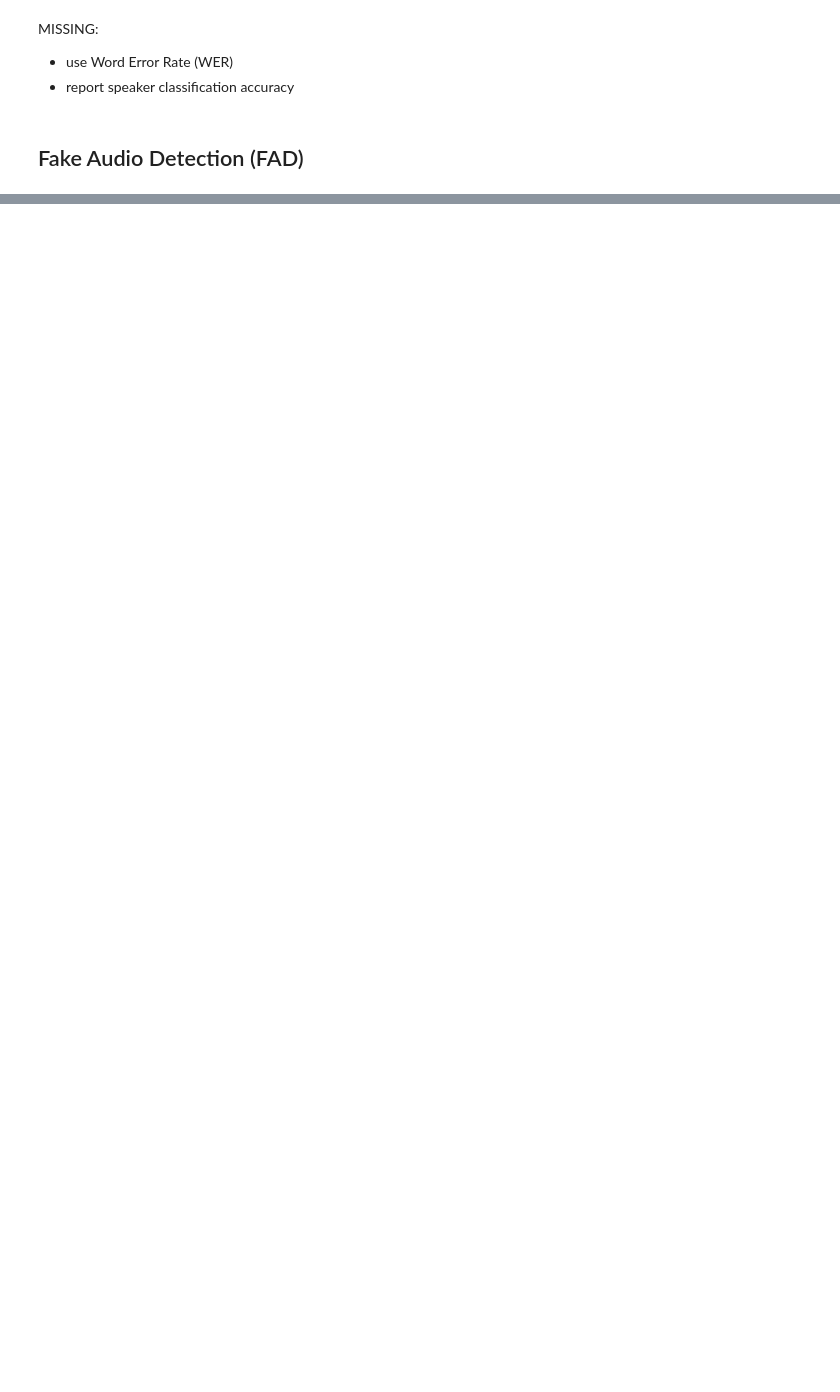
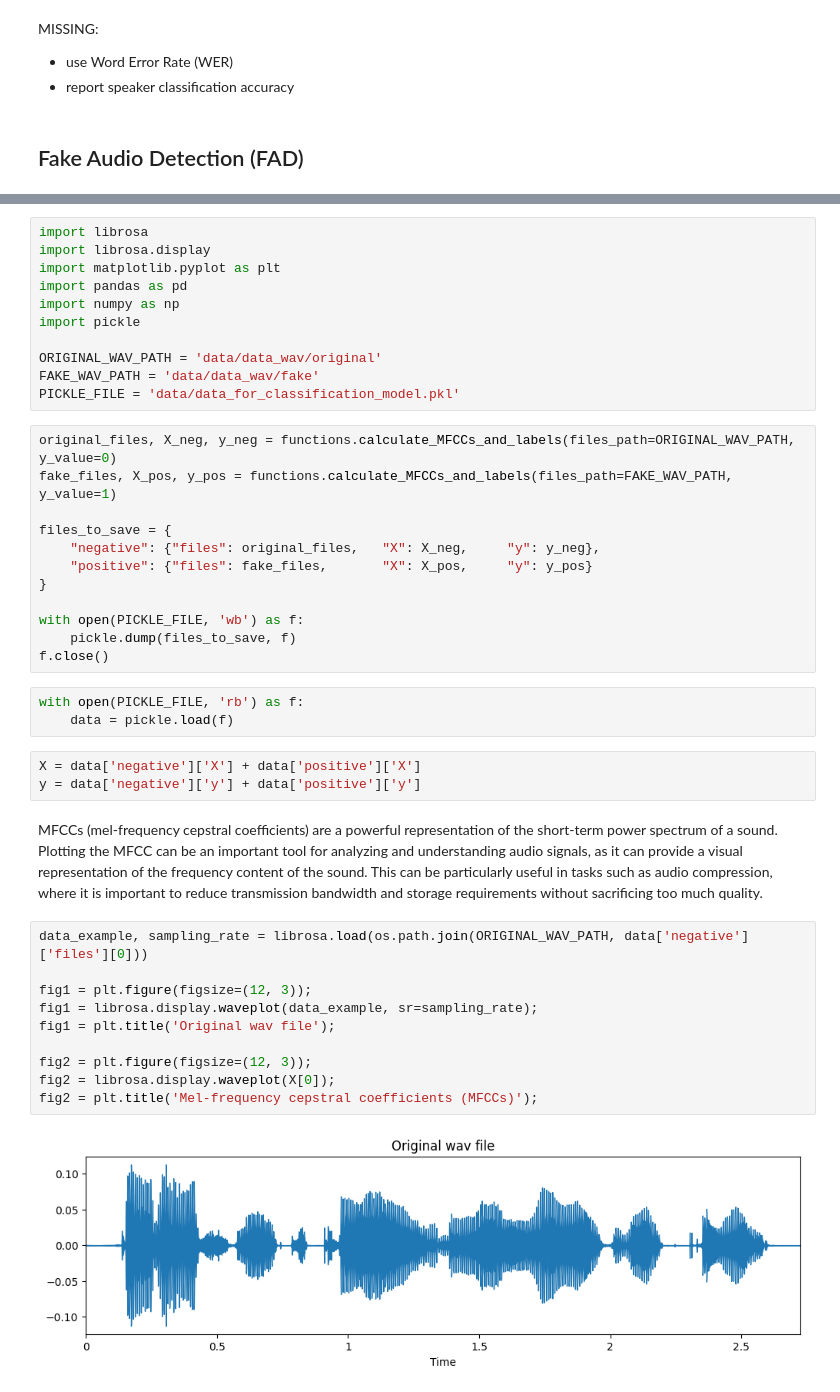
Before and after one commit to AlexandraBinder/Voice_cloning_and_fake_audio_detection, a Jupyter notebook: main_p6.ipynb, the cells around one changed output, grey strips where cells are left out. Saved outputs shown, nothing was run; the diff lists cells and outputs as text; blank space fills up the shorter version.

Commit message:
finished fake voice detection

```diff
--- a/main_p6.ipynb
+++ b/main_p6.ipynb
@@ -127,0 +128,43 @@ MISSING:
+# %%
+import librosa
+import librosa.display
+import matplotlib.pyplot as plt
+import pandas as pd
+import numpy as np
+import pickle
+
+ORIGINAL_WAV_PATH = 'data/data_wav/original'
+FAKE_WAV_PATH = 'data/data_wav/fake'
+PICKLE_FILE = 'data/data_for_classification_model.pkl'
+# %%
+original_files, X_neg, y_neg = functions.calculate_MFCCs_and_labels(files_path=ORIGINAL_WAV_PATH, y_value=0)
+fake_files, X_pos, y_pos = functions.calculate_MFCCs_and_labels(files_path=FAKE_WAV_PATH, y_value=1)
+
+files_to_save = {
+    "negative": {"files": original_files,   "X": X_neg,     "y": y_neg},
+    "positive": {"files": fake_files,       "X": X_pos,     "y": y_pos}
+}
+
+with open(PICKLE_FILE, 'wb') as f:
+    pickle.dump(files_to_save, f)
+f.close()
+# %%
+with open(PICKLE_FILE, 'rb') as f:
+    data = pickle.load(f)
+# %%
+X = data['negative']['X'] + data['positive']['X']
+y = data['negative']['y'] + data['positive']['y']
+# %% [markdown]
+MFCCs (mel-frequency cepstral coefficients) are a powerful representation of the short-term power spectrum of a sound. Plotting the MFCC can be an important tool for analyzing and understanding audio signals, as it can provide a visual representation of the frequency content of the sound. This can be particularly useful in tasks such as audio compression, where it is important to reduce transmission bandwidth and storage requirements without sacrificing too much quality.
+# %%
+data_example, sampling_rate = librosa.load(os.path.join(ORIGINAL_WAV_PATH, data['negative']['files'][0]))
+
+fig1 = plt.figure(figsize=(12, 3));
+fig1 = librosa.display.waveplot(data_example, sr=sampling_rate);
+fig1 = plt.title('Original wav file');
+
+fig2 = plt.figure(figsize=(12, 3));
+fig2 = librosa.display.waveplot(X[0]);
+fig2 = plt.title('Mel-frequency cepstral coefficients (MFCCs)');
+# %% [output]
+[figure, added]
```
Also changed, not shown: parts of 9 cells of this notebook, 2 other files.
